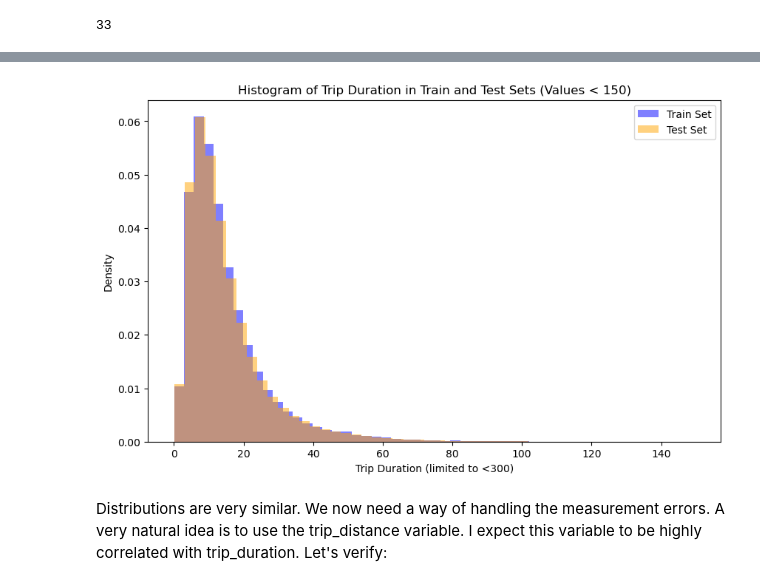
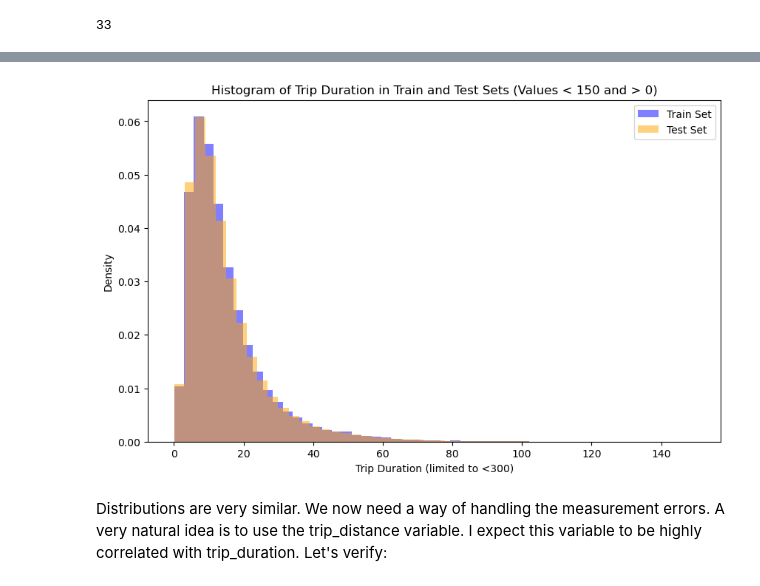
Before and after one commit to PabloHueso/NYC-taxis-tips-and-forest-cover-type, a Jupyter notebook: TopTipsNotebook.ipynb, the cells around one changed output, grey strips where cells are left out. Cells and saved outputs as stored; diff of their text form; code cells hidden in the pictures.

```diff
--- a/TopTipsNotebook.ipynb
+++ b/TopTipsNotebook.ipynb
@@ -104,25 +96,25 @@ test[test['trip_duration']==0].head()
 # %%
 # Filter values to include only those less than 150 (provides clearer visualization than with <300)
 train_filtered = train[(train['trip_duration'] > 0) & (train['trip_duration'] < 150)]
 test_filtered = test[(test['trip_duration'] > 0) & (test['trip_duration'] < 150)]
 
 # Plot the histograms
 plt.figure(figsize=(10, 6))
 
 # Train set histogram
 plt.hist(train_filtered['trip_duration'], bins=50, color='blue', alpha=0.5, density=True, label='Train Set')
 
 # Test set histogram
 plt.hist(test_filtered['trip_duration'], bins=50, color='orange', alpha=0.5, density=True, label='Test Set')
 
 # Add labels and title
 plt.xlabel('Trip Duration (limited to <300)')
 plt.ylabel('Density')
-plt.title('Histogram of Trip Duration in Train and Test Sets (Values < 150)')
+plt.title('Histogram of Trip Duration in Train and Test Sets (Values < 150 and > 0)')
 plt.legend()
 plt.show()
 # %% [output]
-[figure, old version]
+[figure, new version]
 # %% [markdown]
 Distributions are very similar. We now need a way of handling the measurement errors. A very natural idea is to use the trip_distance variable. I expect this variable to be highly correlated with trip_duration. Let's verify:
 # %%
```
Also changed, not shown: parts of 38 cells of this notebook.
